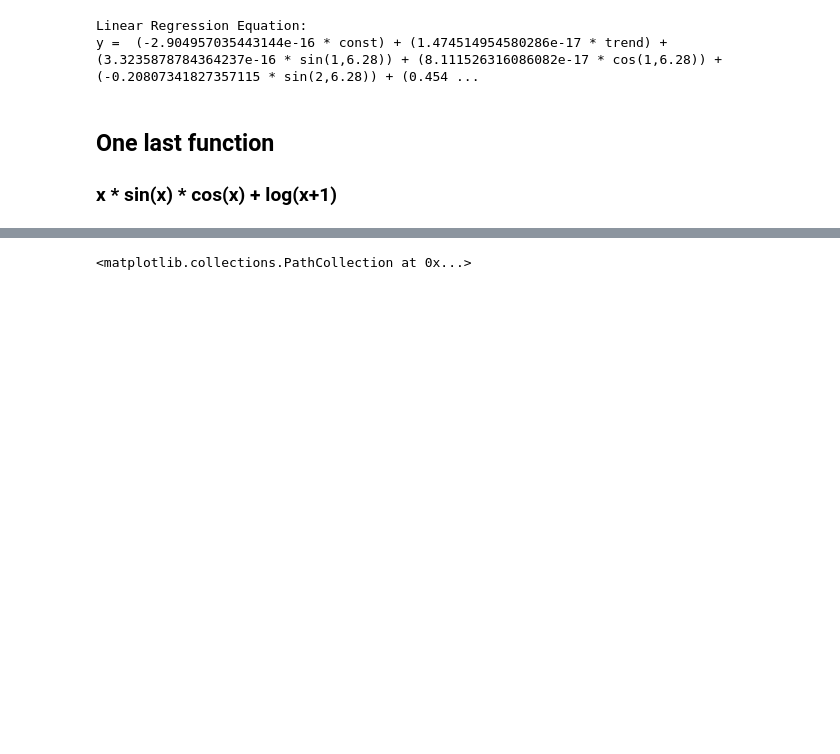
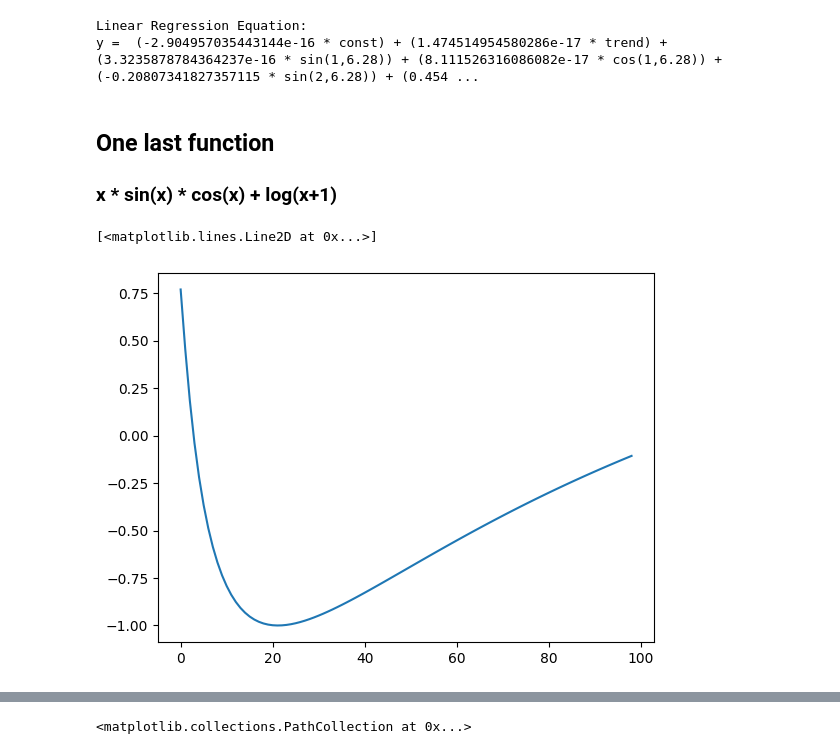
Before and after one commit to CaioMaxximus/Exploring-Different-Curves-with-Linear-Regression, a Jupyter notebook: creating-diferent-curves-with-linear-regression.ipynb, the cells around one changed output, grey strips where cells are left out. Drawn from its saved outputs; the diff is of its cells as text; code cells hidden in the pictures; blank space fills up the shorter version.

```diff
--- a/creating-diferent-curves-with-linear-regression.ipynb
+++ b/creating-diferent-curves-with-linear-regression.ipynb
@@ -377,3 +377,8 @@ y =  (-2.904957035443144e-16 * const) + (1.474514954580286e-17 * trend) + (3.323
 # %% [markdown]
 ## One last function
 ### **x * sin(x) * cos(x) + log(x+1)**
+# %%
+plt.plot(np.cos(np.log(train_data + 1)))
+# %% [output]
+[<matplotlib.lines.Line2D at 0x...>]
+[figure, added]
```
Also changed, not shown: parts of 16 cells of this notebook.
